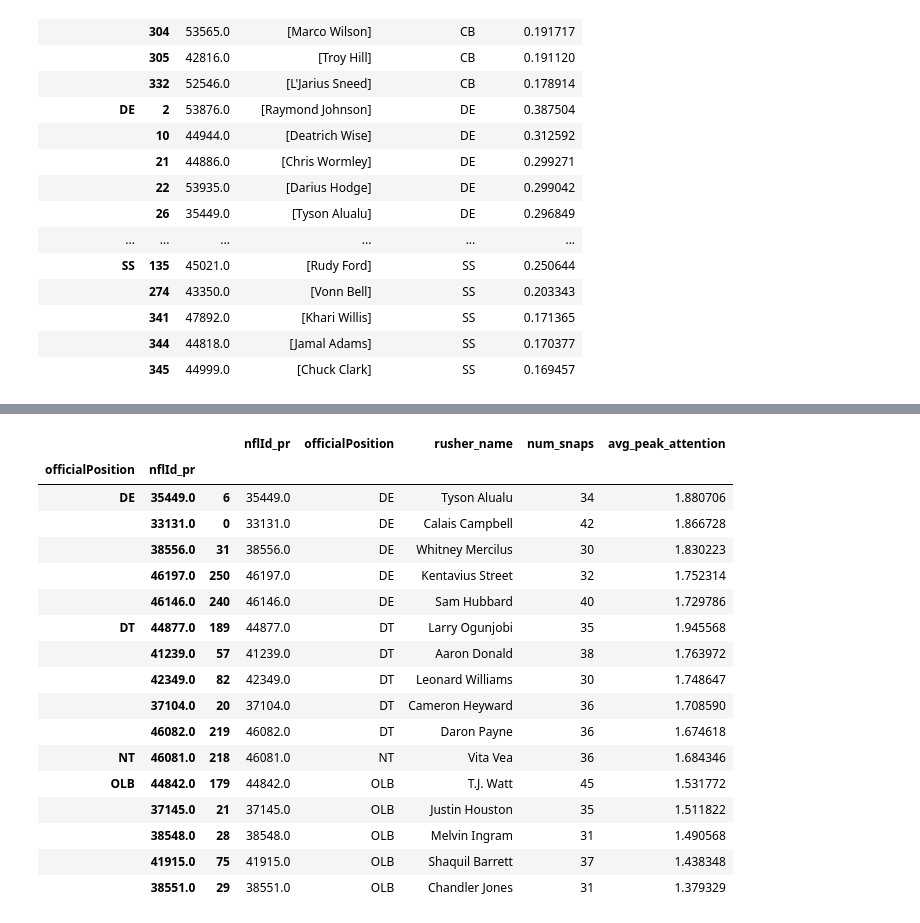
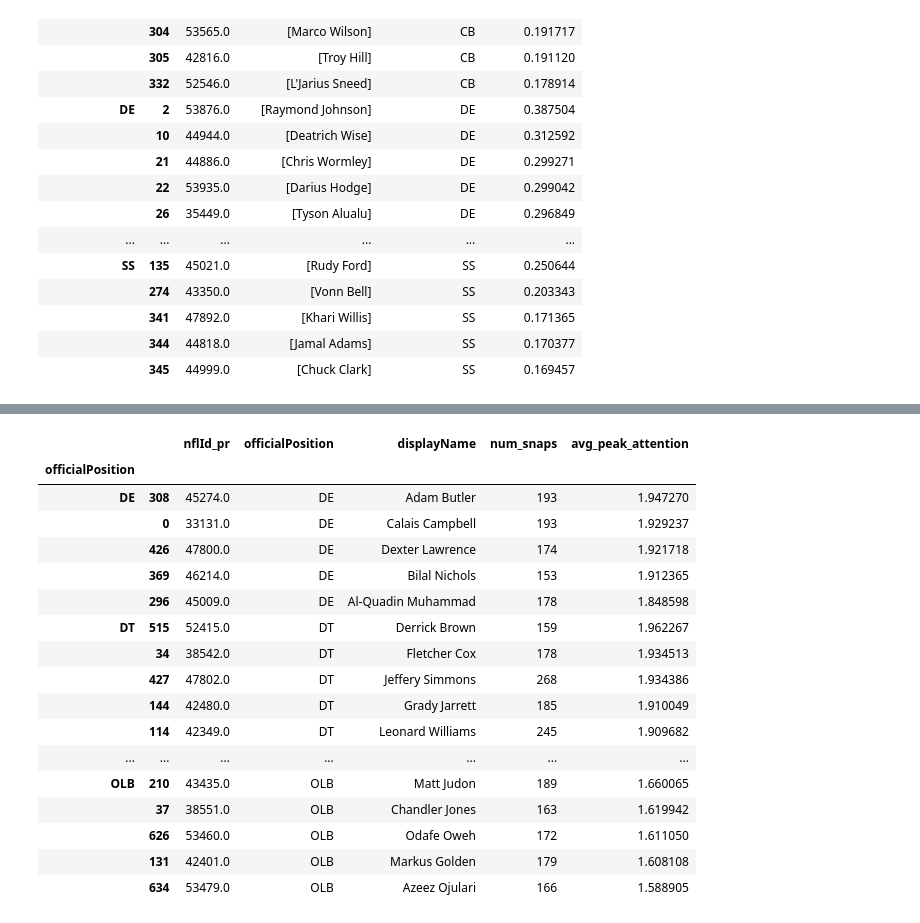
Before and after one commit to IshTheCoder/Matchup_Identifier, a Jupyter notebook: src/Maximization Sandbox.ipynb, the cells around one changed output, grey strips where cells are left out. Saved outputs shown, nothing was run; the diff lists cells and outputs as text; code cells hidden in the pictures.

Commit message:
added calculation of assignments

```diff
--- a/src/Maximization Sandbox.ipynb
+++ b/src/Maximization Sandbox.ipynb
@@ -109,0 +77,2 @@ final_assignment_df = pd.concat(all_pos_df_list)
+# %%
+assignment_data = pd.read_csv("assignment_data.csv")
@@ -173,6 +145,6 @@ attention_drawn_week_1.groupby("officialPosition").apply(lambda x: x.sort_values
 |  | 344 | 44818.0 | [Jamal Adams] | SS | 0.170377 |
 |  | 345 | 44999.0 | [Chuck Clark] | SS | 0.169457 |
 # %%
-attention_drawn_frame = pb_merge_2.groupby(["nflId_pr","possession_id", "frame_id"]).agg({"prob_assigned": "sum"}).reset_index()
+attention_drawn_frame = assignment_data.groupby(["nflId_pr","possession_id", "frame_id", "week"]).agg({"prob_assigned": "sum"}).reset_index()
 # %%
-max_attention_drawn_possession = attention_drawn_frame.groupby(["nflId_pr","possession_id"]).agg({"prob_assigned": "max"}).reset_index()
+max_attention_drawn_possession = attention_drawn_frame.groupby(["nflId_pr","possession_id", "week"]).agg({"prob_assigned": "max"}).reset_index()
@@ -185,23 +216,21 @@ attention_df.rename(mapper = {"displayName":"rusher_name"}, inplace = True, axis
 # %%
-attention_snaps = attention_df.groupby("nflId_pr").apply(lambda x: x[x.num_snaps >= 30])
+attention_df.groupby("officialPosition").apply(lambda x: x[x.num_snaps >= 150].sort_values("avg_peak_attention", ascending = False).head(5))
+# %% [output]
+|  |  | nflId_pr | officialPosition | displayName | num_snaps | avg_peak_attention |
+| officialPosition |  |  |  |  |  |  |
+| DE | 308 | 45274.0 | DE | Adam Butler | 193 | 1.947270 |
+|  | 0 | 33131.0 | DE | Calais Campbell | 193 | 1.929237 |
+|  | 426 | 47800.0 | DE | Dexter Lawrence | 174 | 1.921718 |
+|  | 369 | 46214.0 | DE | Bilal Nichols | 153 | 1.912365 |
+|  | 296 | 45009.0 | DE | Al-Quadin Muhammad | 178 | 1.848598 |
+| DT | 515 | 52415.0 | DT | Derrick Brown | 159 | 1.962267 |
+|  | 34 | 38542.0 | DT | Fletcher Cox | 178 | 1.934513 |
+|  | 427 | 47802.0 | DT | Jeffery Simmons | 268 | 1.934386 |
+|  | 144 | 42480.0 | DT | Grady Jarrett | 185 | 1.910049 |
+|  | 114 | 42349.0 | DT | Leonard Williams | 245 | 1.909682 |
+| ... | ... | ... | ... | ... | ... | ... |
+| OLB | 210 | 43435.0 | OLB | Matt Judon | 189 | 1.660065 |
+|  | 37 | 38551.0 | OLB | Chandler Jones | 163 | 1.619942 |
+|  | 626 | 53460.0 | OLB | Odafe Oweh | 172 | 1.611050 |
+|  | 131 | 42401.0 | OLB | Markus Golden | 179 | 1.608108 |
+|  | 634 | 53479.0 | OLB | Azeez Ojulari | 166 | 1.588905 |
-# %%
-attention_snaps.groupby("officialPosition").apply(lambda x: x.sort_values("avg_peak_attention", ascending = False).head(5))
-# %% [output]
-|  |  |  | nflId_pr | officialPosition | rusher_name | num_snaps | avg_peak_attention |
-| officialPosition | nflId_pr |  |  |  |  |  |  |
-| DE | 35449.0 | 6 | 35449.0 | DE | Tyson Alualu | 34 | 1.880706 |
-|  | 33131.0 | 0 | 33131.0 | DE | Calais Campbell | 42 | 1.866728 |
-|  | 38556.0 | 31 | 38556.0 | DE | Whitney Mercilus | 30 | 1.830223 |
-|  | 46197.0 | 250 | 46197.0 | DE | Kentavius Street | 32 | 1.752314 |
-|  | 46146.0 | 240 | 46146.0 | DE | Sam Hubbard | 40 | 1.729786 |
-| DT | 44877.0 | 189 | 44877.0 | DT | Larry Ogunjobi | 35 | 1.945568 |
-|  | 41239.0 | 57 | 41239.0 | DT | Aaron Donald | 38 | 1.763972 |
-|  | 42349.0 | 82 | 42349.0 | DT | Leonard Williams | 30 | 1.748647 |
-|  | 37104.0 | 20 | 37104.0 | DT | Cameron Heyward | 36 | 1.708590 |
-|  | 46082.0 | 219 | 46082.0 | DT | Daron Payne | 36 | 1.674618 |
-| NT | 46081.0 | 218 | 46081.0 | NT | Vita Vea | 36 | 1.684346 |
-| OLB | 44842.0 | 179 | 44842.0 | OLB | T.J. Watt | 45 | 1.531772 |
-|  | 37145.0 | 21 | 37145.0 | OLB | Justin Houston | 35 | 1.511822 |
-|  | 38548.0 | 28 | 38548.0 | OLB | Melvin Ingram | 31 | 1.490568 |
-|  | 41915.0 | 75 | 41915.0 | OLB | Shaquil Barrett | 37 | 1.438348 |
-|  | 38551.0 | 29 | 38551.0 | OLB | Chandler Jones | 31 | 1.379329 |
```
Also changed, not shown: parts of 13 cells of this notebook.
